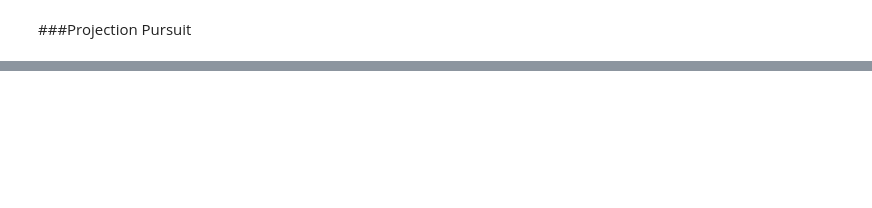
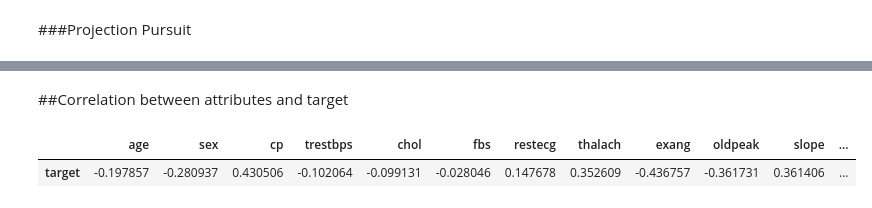
Before and after one commit to Amihaeseisergiu/Data-Mining, a Jupyter notebook: DM_hw1.ipynb, the cells around one changed output, grey strips where cells are left out. Saved outputs shown, nothing was run; the diff lists cells and outputs as text; code cells hidden in the pictures; blank space fills up the shorter version.

```diff
--- a/DM_hw1.ipynb
+++ b/DM_hw1.ipynb
@@ -861,0 +917,7 @@ fig.show()
+# %% [markdown]
+##Correlation between attributes and target
+# %%
+data.corr(method="kendall")[-1:].style.background_gradient(cmap='Blues')
+# %% [output]
+|  | age | sex | cp | trestbps | chol | fbs | restecg | thalach | exang | oldpeak | slope | ... |
+| target | -0.197857 | -0.280937 | 0.430506 | -0.102064 | -0.099131 | -0.028046 | 0.147678 | 0.352609 | -0.436757 | -0.361731 | 0.361406 | ... |
```
Also changed, not shown: parts of 20 cells of this notebook.
